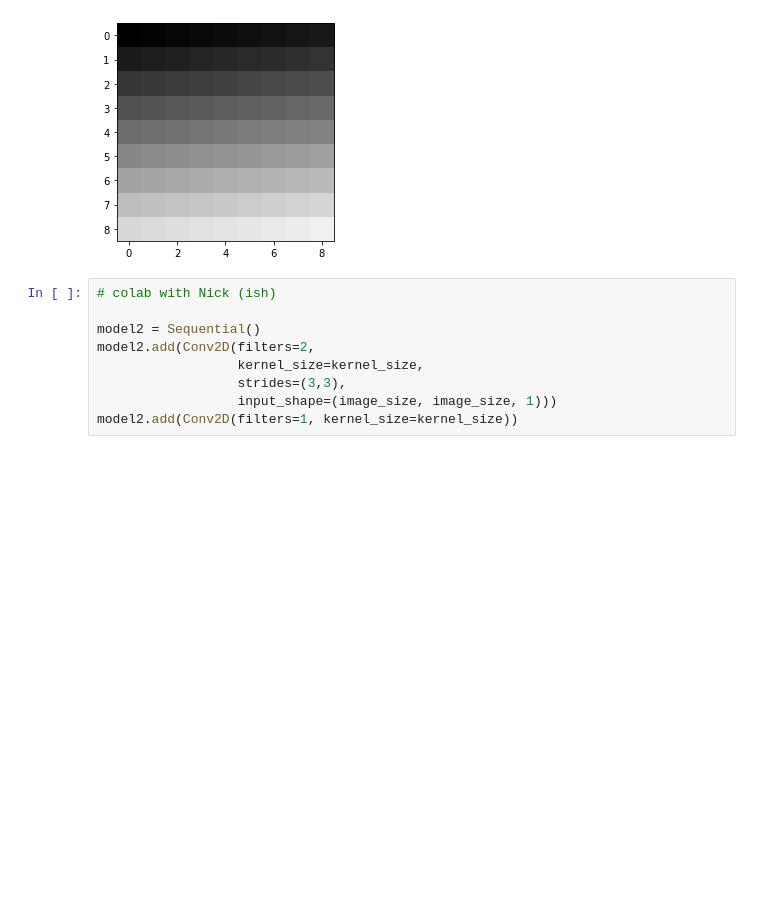
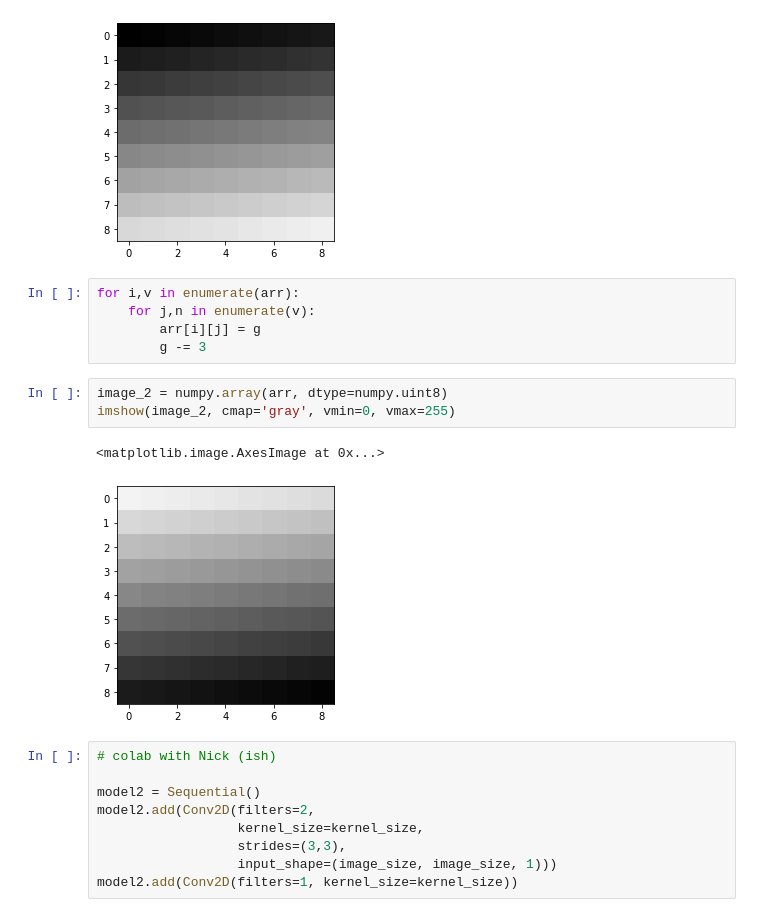
Before and after one commit to TheEnquirer/ml301, a Jupyter notebook: advanced/convo/Convolutional Neural Network Tutorial.ipynb, the cells around one changed output. Drawn from its saved outputs; the diff is of its cells as text; blank space fills up the shorter version.

```diff
--- a/advanced/convo/Convolutional Neural Network Tutorial.ipynb
+++ b/advanced/convo/Convolutional Neural Network Tutorial.ipynb
@@ -353,6 +355,17 @@ imshow(image_1, cmap='gray', vmin=0, vmax=255)
 # %% [output]
 <matplotlib.image.AxesImage at 0x...>
 [figure]
+# %%
+for i,v in enumerate(arr):
+    for j,n in enumerate(v):
+        arr[i][j] = g
+        g -= 3
+# %%
+image_2 = numpy.array(arr, dtype=numpy.uint8)
+imshow(image_2, cmap='gray', vmin=0, vmax=255)
+# %% [output]
+<matplotlib.image.AxesImage at 0x...>
+[figure, added]
 # %%
 # colab with Nick (ish)
 
```
Also changed, not shown: parts of 11 cells of this notebook.
